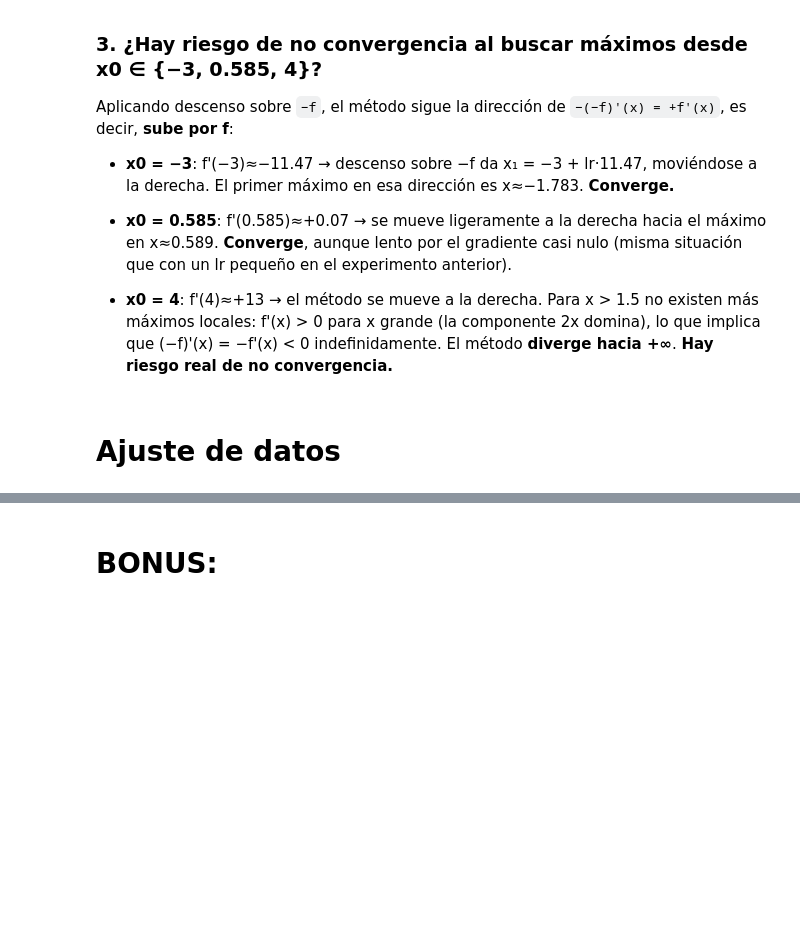
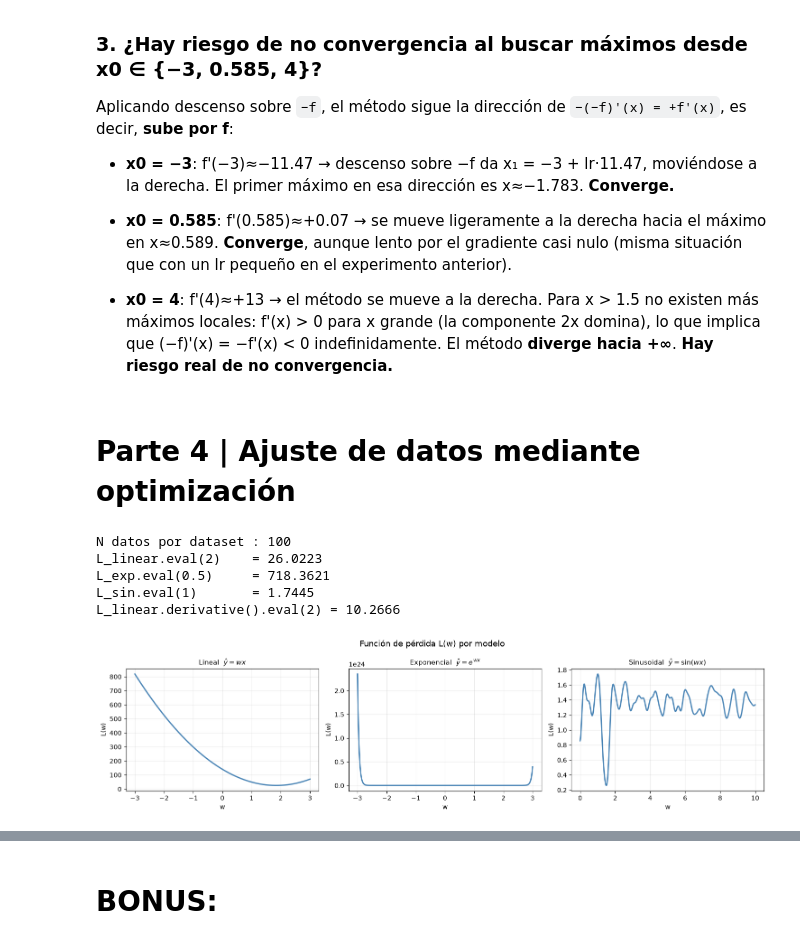
Before and after one commit to ignrdz2/2026_1_CALCULO-APLICADO_2DO-PROYECTO, a Jupyter notebook: project.ipynb, the cells around one changed output, grey strips where cells are left out. Saved outputs shown, nothing was run; the diff lists cells and outputs as text; code cells hidden in the pictures; blank space fills up the shorter version.

Commit message:
Parte 4 implementada

```diff
--- a/project.ipynb
+++ b/project.ipynb
@@ -545,7 +545,7 @@ Aplicando descenso sobre `−f`, el método sigue la dirección de `−(−f)'(x
 
 - **x0 = 4**: f'(4)≈+13 → el método se mueve a la derecha. Para x > 1.5 no existen más máximos locales: f'(x) > 0 para x grande (la componente 2x domina), lo que implica que (−f)'(x) = −f'(x) < 0 indefinidamente. El método **diverge hacia +∞**. **Hay riesgo real de no convergencia.**
 # %% [markdown]
-# Ajuste de datos
+# Parte 4 | Ajuste de datos mediante optimización
 # %%
 df_linear = pd.read_csv("datasets/linear_model.csv")
 df_exp = pd.read_csv("datasets/exp_model.csv")
@@ -553,6 +553,53 @@ df_sin = pd.read_csv("datasets/sin_model.csv")
 
 w = Variable()
 # %%
-# Genere la función de pérdida
+# Construcción simbólica de L(w) para cada modelo
+
+def build_loss(df, model_fn):
+    N = len(df)
+    total = None
+    for _, row in df.iterrows():
+        xi, yi = float(row["x"]), float(row["y"])
+        term = (model_fn(xi) - yi) ** 2
+        total = term if total is None else total + term
+    return total * (1.0 / N)
+
+L_linear = build_loss(df_linear, lambda xi: w * xi)
+L_exp    = build_loss(df_exp,    lambda xi: exp(w * xi))
+L_sin    = build_loss(df_sin,    lambda xi: sin(w * xi))
+
+# Verificación: evaluar en algunos valores de w
+print(f"N datos por dataset : {len(df_linear)}")
+print(f"L_linear.eval(2)    = {L_linear.eval(2):.4f}")
+print(f"L_exp.eval(0.5)     = {L_exp.eval(0.5):.4f}")
+print(f"L_sin.eval(1)       = {L_sin.eval(1):.4f}")
+print(f"L_linear.derivative().eval(2) = {L_linear.derivative().eval(2):.4f}")
+# %% [output]
+N datos por dataset : 100
+L_linear.eval(2)    = 26.0223
+L_exp.eval(0.5)     = 718.3621
+L_sin.eval(1)       = 1.7445
+L_linear.derivative().eval(2) = 10.2666
 # %%
-# Optimice la función de pérdida
+# Gráfica de L(w) para cada modelo
+configs = [
+    (L_linear, r"Lineal  $\hat{y} = wx$",          np.linspace(-3, 3, 400)),
+    (L_exp,    r"Exponencial  $\hat{y} = e^{wx}$",  np.linspace(-3, 3, 400)),
+    (L_sin,    r"Sinusoidal  $\hat{y} = \sin(wx)$", np.linspace(0, 10, 800)),
+]
+
+fig, axes = plt.subplots(1, 3, figsize=(15, 4))
+
+for ax, (L, titulo, ws) in zip(axes, configs):
+    Lvals = np.array([L.eval(float(v)) for v in ws])
+    ax.plot(ws, Lvals, color="steelblue", lw=2)
+    ax.set_title(titulo, fontsize=11)
+    ax.set_xlabel("w")
+    ax.set_ylabel("L(w)")
+    ax.grid(True, alpha=0.25)
+
+plt.suptitle("Función de pérdida L(w) por modelo", fontsize=13)
+plt.tight_layout()
+plt.show()
+# %% [output]
+[figure, added]
```
Also changed, not shown: parts of 6 cells of this notebook, 1 other file.
